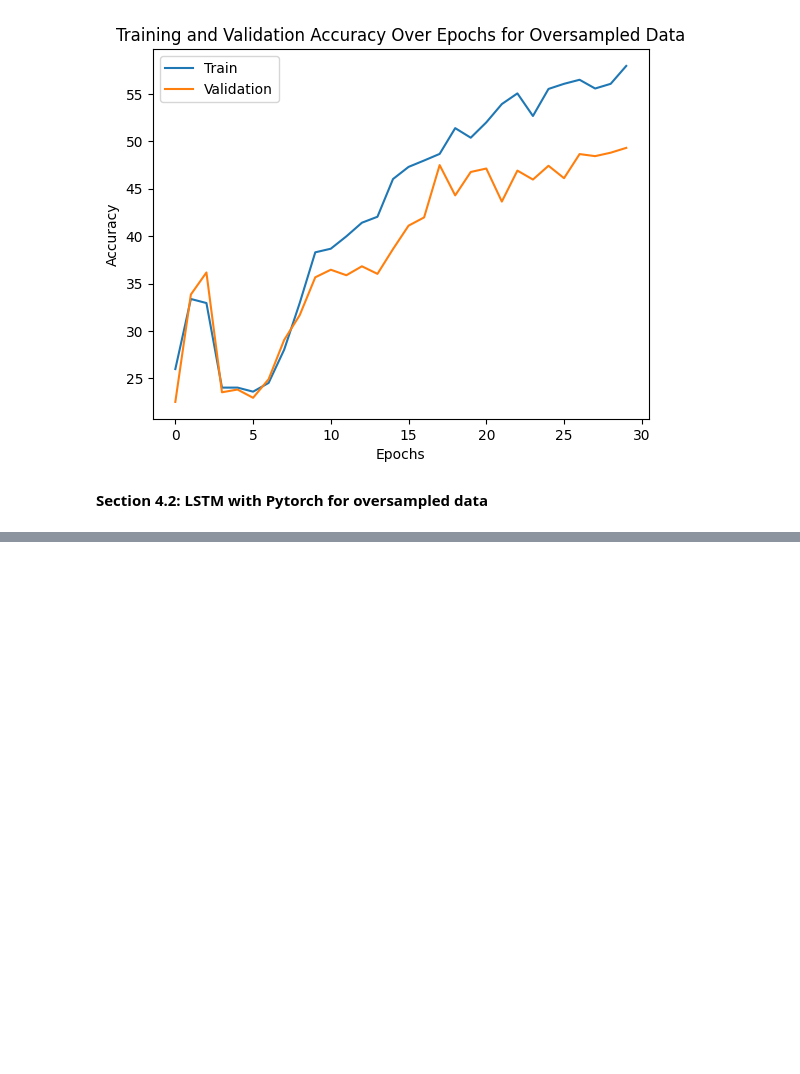
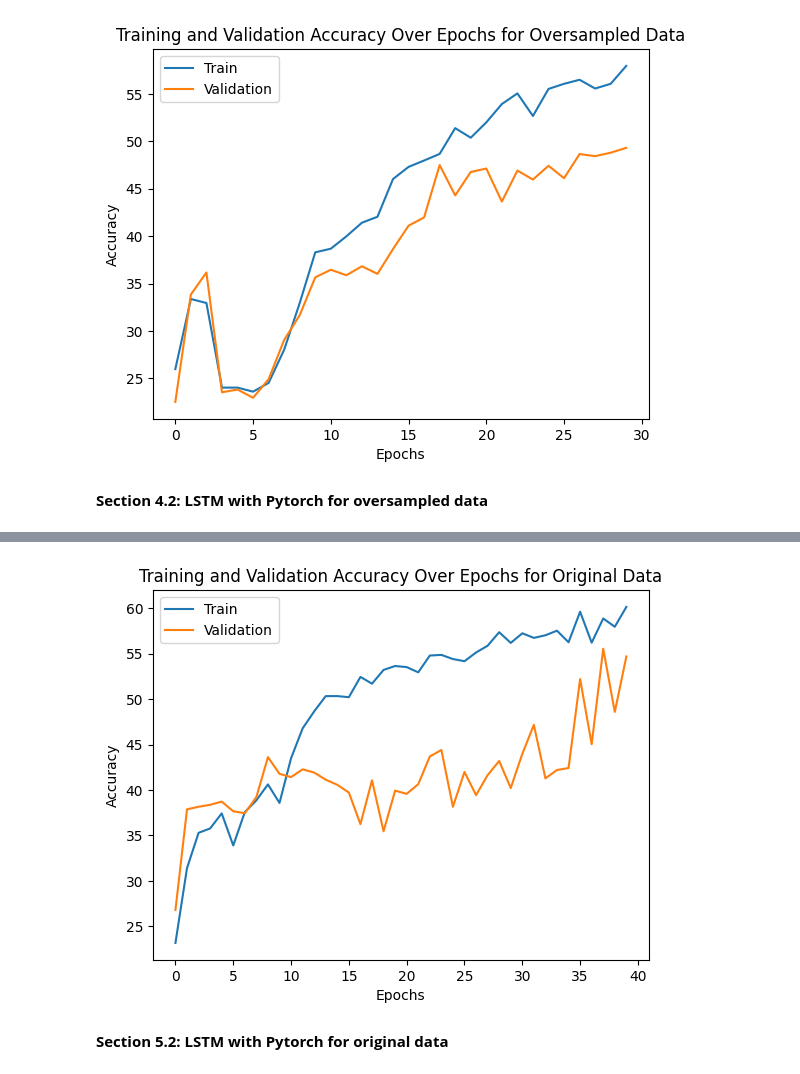
Before and after one commit to IbrahimTGhanem/Datathon5, a Jupyter notebook: Datahon_5_Group_10.ipynb, the cells around one changed output, grey strips where cells are left out. Cells and saved outputs as stored; diff of their text form; code cells hidden in the pictures; blank space fills up the shorter version.

```diff
--- a/Datahon_5_Group_10.ipynb
+++ b/Datahon_5_Group_10.ipynb
@@ -728,0 +876,13 @@ plt.show()
+# %%
+# Plot training and validation accuracy over epochs
+plt.plot([i for i in range(len(train_accuracy_list_original))], train_accuracy_list_original, label="Train")
+plt.plot([i for i in range(len(validation_accuracy_list_original))], validation_accuracy_list_original, label="Validation")
+plt.legend(loc="upper left")
+plt.xlabel('Epochs')
+plt.ylabel('Accuracy')
+plt.title('Training and Validation Accuracy Over Epochs for Original Data')
+plt.show()
+# %% [output]
+[figure, added]
+# %% [markdown]
+**Section 5.2: LSTM with Pytorch for original data**
```
Also changed, not shown: parts of 24 cells of this notebook.
